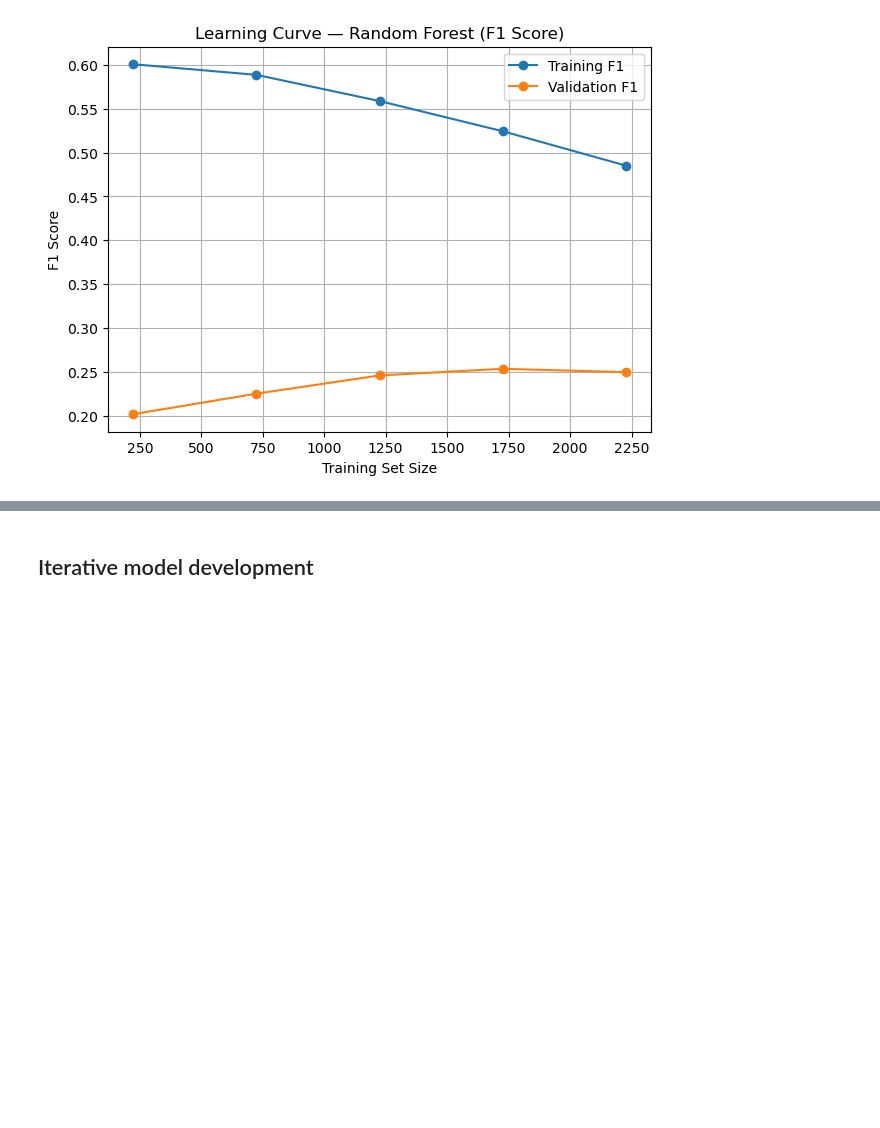
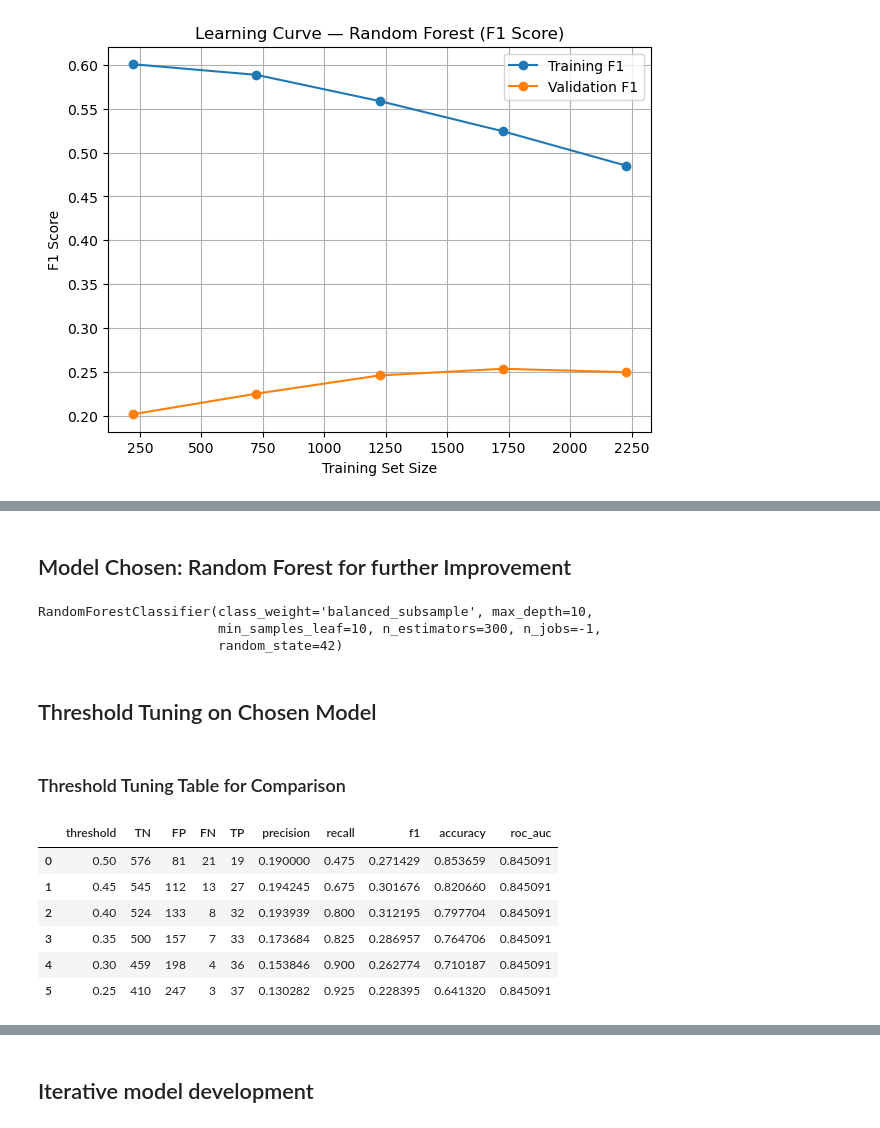
Before and after one commit to myynn/mldp-p03-sharmynho, a Jupyter notebook: assignment-code/MLDP_Stroke_SharmynHo_P03.ipynb, the cells around one changed output, grey strips where cells are left out. Cells and saved outputs as stored; diff of their text form; code cells hidden in the pictures; blank space fills up the shorter version.

```diff
--- a/assignment-code/MLDP_Stroke_SharmynHo_P03.ipynb
+++ b/assignment-code/MLDP_Stroke_SharmynHo_P03.ipynb
@@ -1535,0 +1671,57 @@ Predicted Probability of Stroke: 0.437
+# %% [markdown]
+## Model Chosen: Random Forest for further Improvement
+# %%
+from sklearn.ensemble import RandomForestClassifier
+
+rf = RandomForestClassifier(
+    n_estimators=300,
+    max_depth=10,
+    min_samples_leaf=10,
+    class_weight="balanced_subsample",
+    random_state=42,
+    n_jobs=-1
+)
+
+rf.fit(X_train_enc, y_train)
+# %% [output]
+RandomForestClassifier(class_weight='balanced_subsample', max_depth=10,
+                       min_samples_leaf=10, n_estimators=300, n_jobs=-1,
+                       random_state=42)
+# %% [markdown]
+## Threshold Tuning on Chosen Model
+# %% [markdown]
+### Threshold Tuning Table for Comparison
+# %%
+import numpy as np
+import pandas as pd
+from sklearn.metrics import confusion_matrix, precision_score, recall_score, f1_score, accuracy_score, roc_auc_score
+
+rf_probs = rf.predict_proba(X_test_enc)[:, 1]  # P(stroke=1)
+
+thresholds = [0.50, 0.45, 0.40, 0.35, 0.30, 0.25]
+
+rows = []
+for t in thresholds:
+    y_pred_t = (rf_probs >= t).astype(int)
+    tn, fp, fn, tp = confusion_matrix(y_test, y_pred_t).ravel()
+
+    rows.append({
+        "threshold": t,
+        "TN": tn, "FP": fp, "FN": fn, "TP": tp,
+        "precision": precision_score(y_test, y_pred_t, zero_division=0),
+        "recall": recall_score(y_test, y_pred_t, zero_division=0),
+        "f1": f1_score(y_test, y_pred_t, zero_division=0),
+        "accuracy": accuracy_score(y_test, y_pred_t),
+        "roc_auc": roc_auc_score(y_test, rf_probs)  # AUC doesn't change with threshold
+    })
+
+threshold_table = pd.DataFrame(rows)
+threshold_table
+# %% [output]
+|  | threshold | TN | FP | FN | TP | precision | recall | f1 | accuracy | roc_auc |
+| 0 | 0.50 | 576 | 81 | 21 | 19 | 0.190000 | 0.475 | 0.271429 | 0.853659 | 0.845091 |
+| 1 | 0.45 | 545 | 112 | 13 | 27 | 0.194245 | 0.675 | 0.301676 | 0.820660 | 0.845091 |
+| 2 | 0.40 | 524 | 133 | 8 | 32 | 0.193939 | 0.800 | 0.312195 | 0.797704 | 0.845091 |
+| 3 | 0.35 | 500 | 157 | 7 | 33 | 0.173684 | 0.825 | 0.286957 | 0.764706 | 0.845091 |
+| 4 | 0.30 | 459 | 198 | 4 | 36 | 0.153846 | 0.900 | 0.262774 | 0.710187 | 0.845091 |
+| 5 | 0.25 | 410 | 247 | 3 | 37 | 0.130282 | 0.925 | 0.228395 | 0.641320 | 0.845091 |
```
Also changed, not shown: parts of 52 cells of this notebook.
